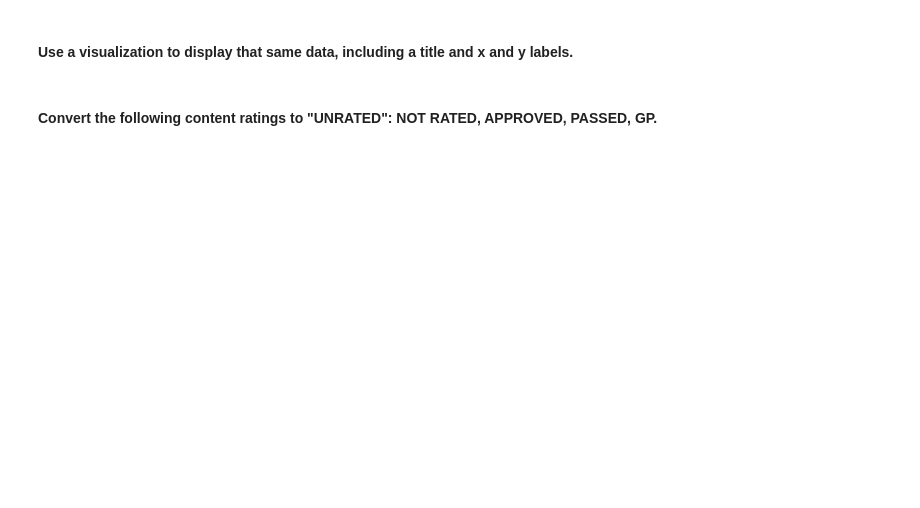
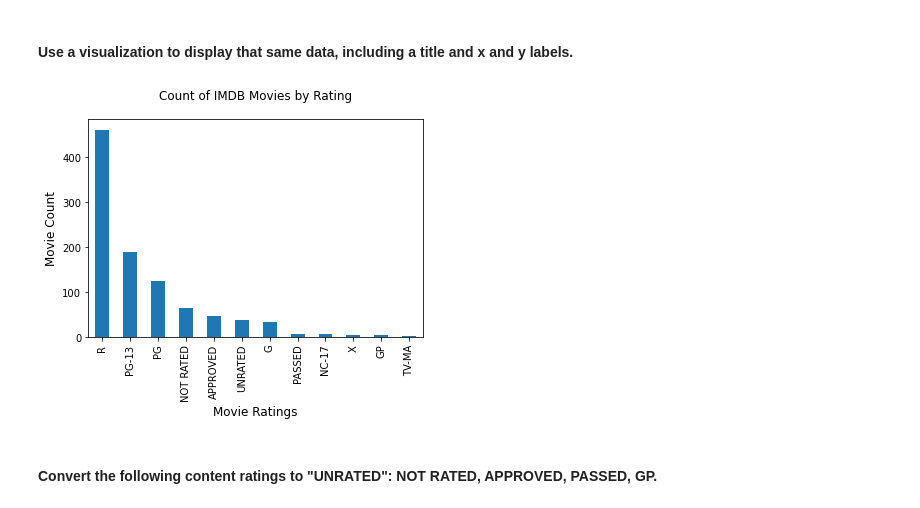
Before and after one commit to Brian-Hasbrouck/brians-ga-repo, a Jupyter notebook: Homework/Unit1/project-eda-imdb.ipynb, the cells around one changed output. Drawn from its saved outputs; the diff is of its cells as text; code cells hidden in the pictures; blank space fills up the shorter version.

```diff
--- a/Homework/Unit1/project-eda-imdb.ipynb
+++ b/Homework/Unit1/project-eda-imdb.ipynb
@@ -70,2 +146,11 @@ movies.head()
+# %%
+# Answer:
+
+movies['content_rating'].value_counts(sort=True).plot.bar()
+plt.title('Count of IMDB Movies by Rating', pad = 20)
+plt.ylabel('Movie Count', fontsize = 12)
+plt.xlabel('Movie Ratings', fontsize = 12);
+# %% [output]
+[figure, added]
 # %% [markdown]
 #### Convert the following content ratings to "UNRATED": NOT RATED, APPROVED, PASSED, GP.
```
Also changed, not shown: parts of 39 cells of this notebook.
